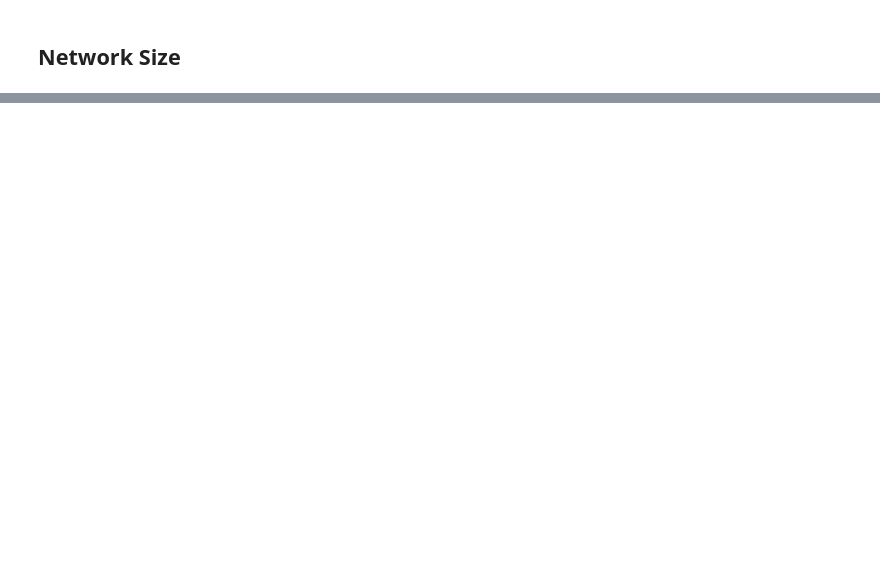
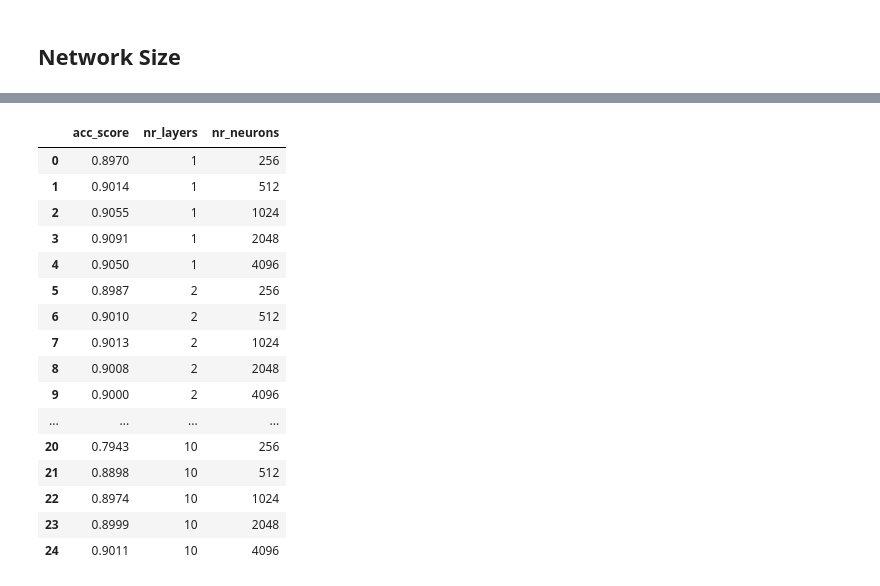
Before and after one commit to asdfbat/FYS-STK4155, a Jupyter notebook: Project3/src/Fashion_DNN.ipynb, the cells around one changed output, grey strips where cells are left out. Cells and saved outputs as stored; diff of their text form; code cells hidden in the pictures; blank space fills up the shorter version.

```diff
--- a/Project3/src/Fashion_DNN.ipynb
+++ b/Project3/src/Fashion_DNN.ipynb
@@ -171,3 +226,23 @@ for nr_layers in all_params["nr_layers"]:
 # %%
 hp_df = pd.DataFrame.from_dict(hp_dict)
 hp_df.to_pickle("../data/hp_df_DNN_network_size.pickle")
+# %%
+hp_df
+# %% [output]
+|  | acc_score | nr_layers | nr_neurons |
+| 0 | 0.8970 | 1 | 256 |
+| 1 | 0.9014 | 1 | 512 |
+| 2 | 0.9055 | 1 | 1024 |
+| 3 | 0.9091 | 1 | 2048 |
+| 4 | 0.9050 | 1 | 4096 |
+| 5 | 0.8987 | 2 | 256 |
+| 6 | 0.9010 | 2 | 512 |
+| 7 | 0.9013 | 2 | 1024 |
+| 8 | 0.9008 | 2 | 2048 |
+| 9 | 0.9000 | 2 | 4096 |
+| ... | ... | ... | ... |
+| 20 | 0.7943 | 10 | 256 |
+| 21 | 0.8898 | 10 | 512 |
+| 22 | 0.8974 | 10 | 1024 |
+| 23 | 0.8999 | 10 | 2048 |
+| 24 | 0.9011 | 10 | 4096 |
```
Also changed, not shown: parts of 6 cells of this notebook, 1 other file.
